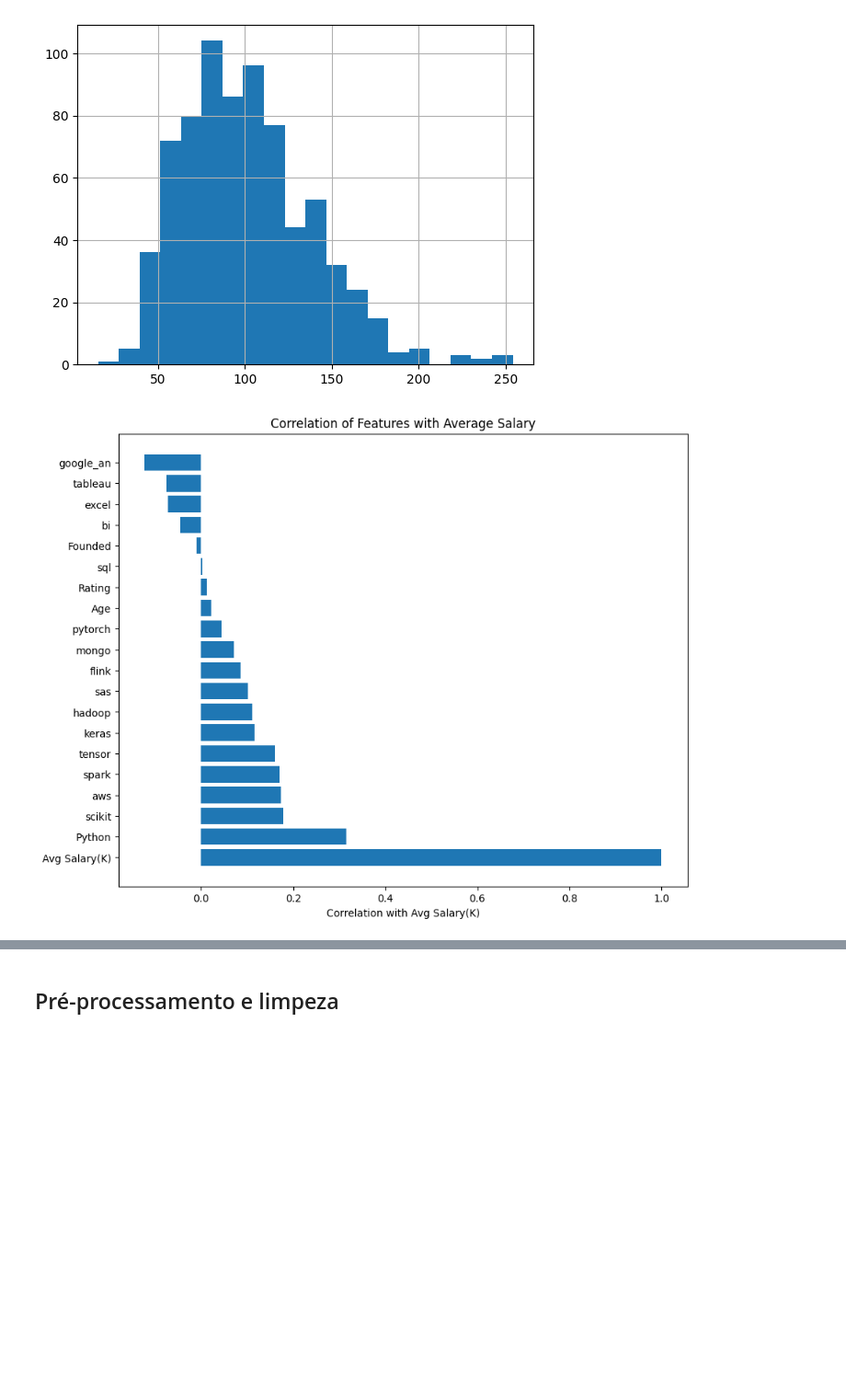
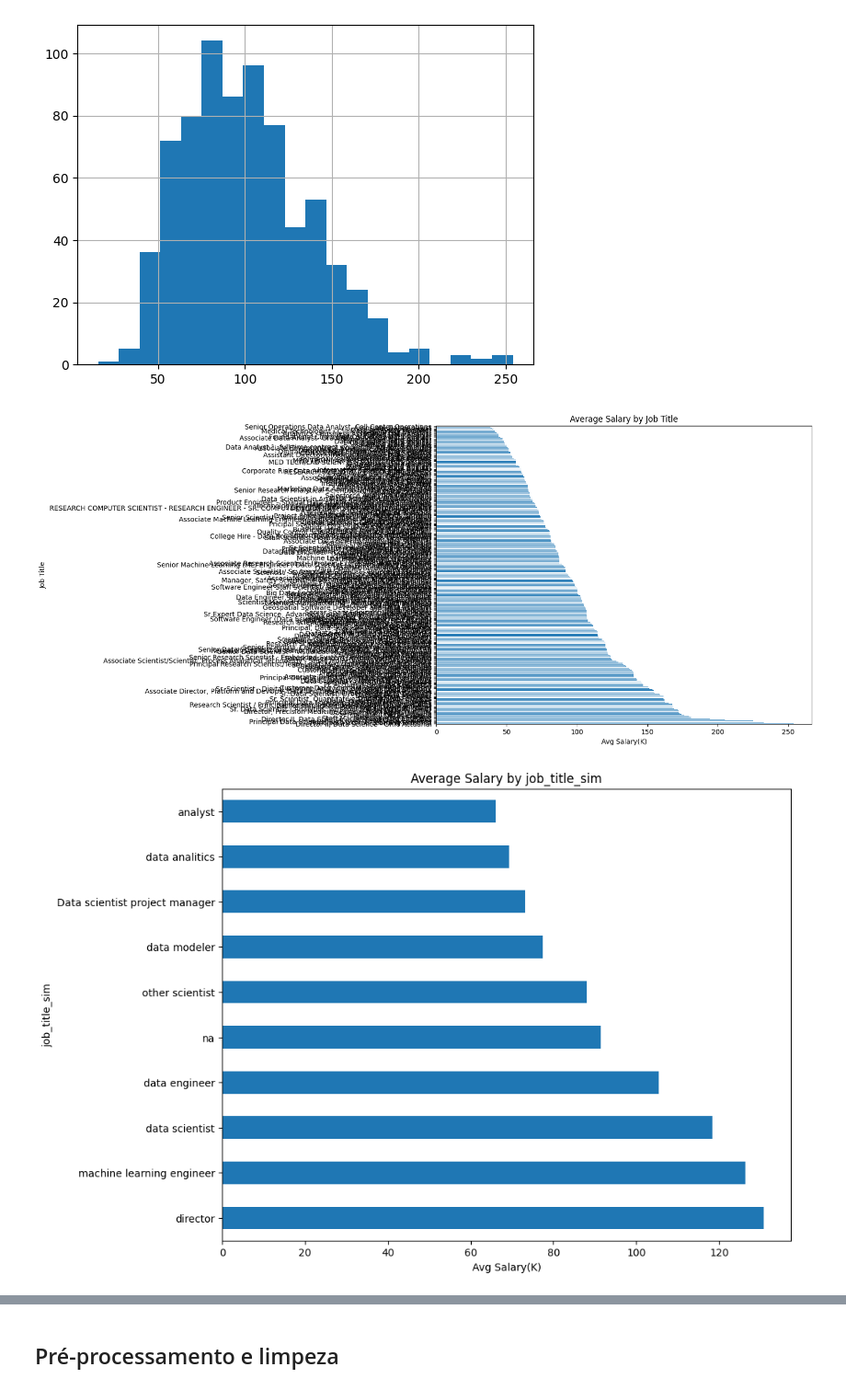
Before and after one commit to Washjr/InteligenciaArtificial, a Jupyter notebook: modelo-regressao/Regressão_Washington_Junior_e_Eduardo_Ikeda.ipynb, the cells around one changed output, grey strips where cells are left out. Shown at 92% size. Cells and saved outputs as stored; diff of their text form; code cells hidden in the pictures; blank space fills up the shorter version.

Commit message:
[ADD] Adicionada a visualização dos dados em barras para entender a relevancia deles e como estão distribuidos. Além de visualizar dados com null, unknow ou na.

```diff
--- a/modelo-regressao/Regressão_Washington_Junior_e_Eduardo_Ikeda.ipynb
+++ b/modelo-regressao/Regressão_Washington_Junior_e_Eduardo_Ikeda.ipynb
@@ -93,25 +93,38 @@ df['Avg Salary(K)'].hist(bins=20)
 <Axes: >
 [figure]
 # %%
-# Adicionar colunas binárias (como Python, spark, etc.) que são do tipo inteiro
-# pegue do features.txt
+def plot_avg_salary_by_category(df, category_col):
+    avg_salary = df.groupby(category_col)['Avg Salary(K)'].mean().sort_values(ascending=False)
+    plt.figure(figsize=(10, 8))
+    avg_salary.plot(kind='barh')
+    plt.title(f'Average Salary by {category_col}')
+    plt.xlabel('Avg Salary(K)')
+    plt.show()
+
+category_columns = ['Job Title', 'job_title_sim', 'Industry', 'Company Name', 'Location', 'Size', 'Revenue', 'Type of ownership', 'Sector', 'seniority_by_title', 'Degree', 'Competitors']
+
+for category in category_columns:
+    plot_avg_salary_by_category(df, category)
+
+
 skill_columns = ['Python', 'spark', 'aws', 'excel', 'sql', 'sas', 'keras', 'pytorch',
                  'scikit', 'tensor', 'hadoop', 'tableau', 'bi', 'flink', 'mongo', 'google_an']
 
-# Garantir que estão como inteiros
+# Ter certeza de que as colunas de habilidades são do tipo int
 df[skill_columns] = df[skill_columns].fillna(0).astype(int)
 
-# Adicionar essas colunas à análise
-df_corr = df[['Avg Salary(K)', 'Rating', 'Founded', 'Age'] + skill_columns]
+# Adicionar essas colunas numéricas à análise
+df_corr = df[['Avg Salary(K)', 'Rating', 'Founded', 'Age', 'Employer provided', 'Hourly'] + skill_columns]
 
 # Calcular correlação e ordenar
 correlation = df_corr.corr()
 corr_with_salary = correlation['Avg Salary(K)'].sort_values(ascending=False)
 
 plt.figure(figsize=(10, 8))
 plt.barh(corr_with_salary.index, corr_with_salary.values)
 plt.xlabel('Correlation with Avg Salary(K)')
 plt.title('Correlation of Features with Average Salary')
 plt.show()
 # %% [output]
-[figure, old version]
+[figure, new version]
+[figure, added]
```
Also changed, not shown: parts of 6 cells of this notebook.
